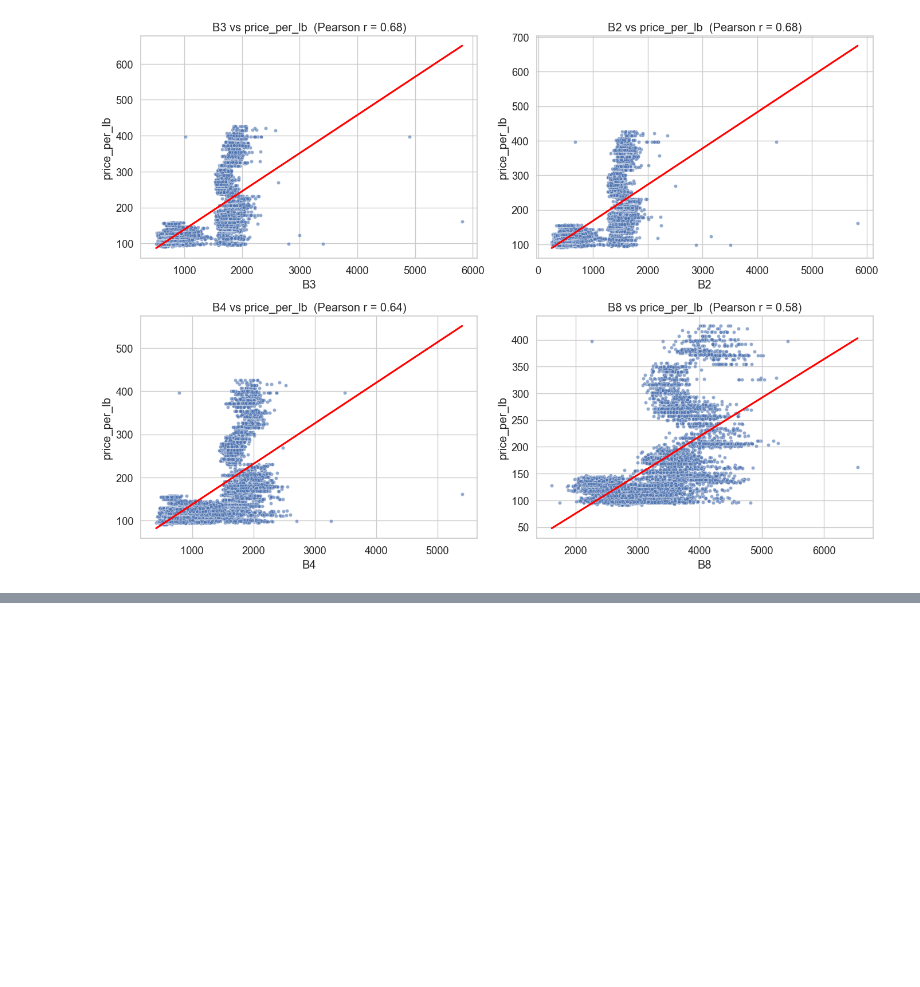
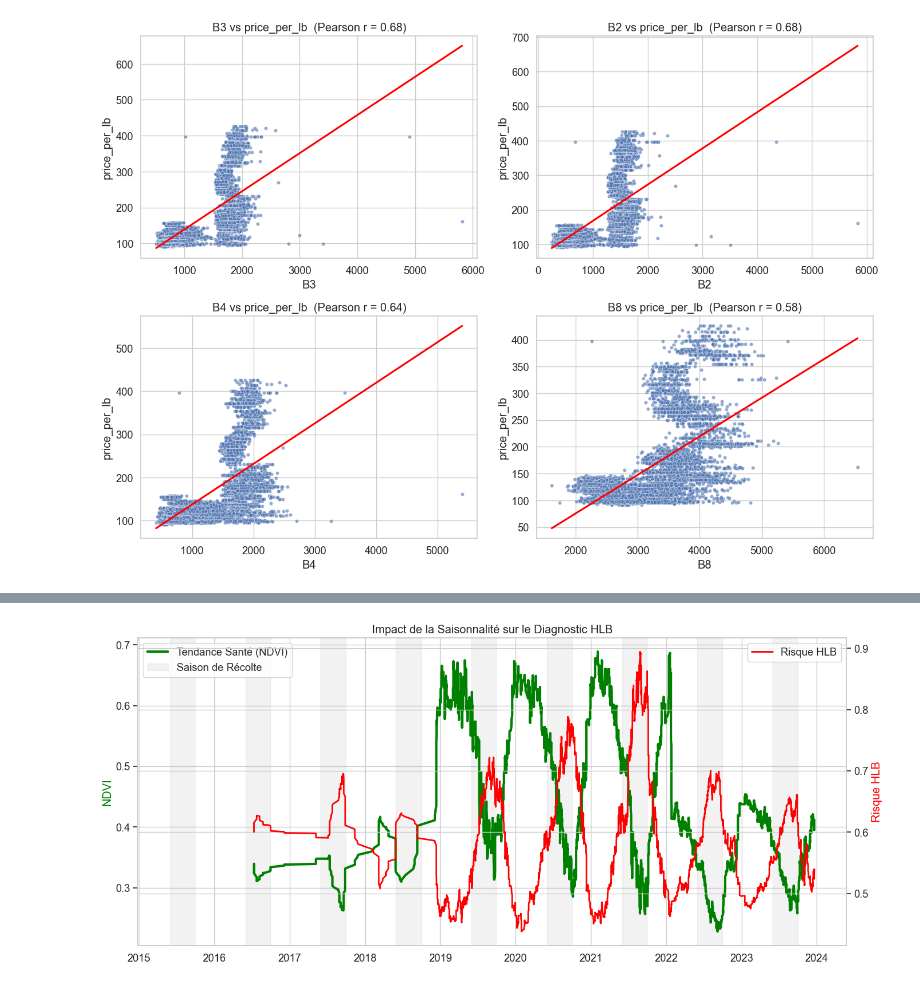
Before and after one commit to zomboky/PMI, a Jupyter notebook: sort_data.ipynb, the cells around one changed output, grey strips where cells are left out. Saved outputs shown, nothing was run; the diff lists cells and outputs as text; code cells hidden in the pictures; blank space fills up the shorter version.

Commit message:
Ajout de la recherche sur la maladei

```diff
--- a/sort_data.ipynb
+++ b/sort_data.ipynb
@@ -513,0 +590,31 @@ Peut-etre balancer des psylles stériles pour garder les pyslles sans qu'ils le
+# %%
+
+
+df_merged['month'] = df_merged['datetime'].dt.month
+df_merged['is_harvest'] = df_merged['month'].isin([6, 7, 8, 9])
+
+fig, ax1 = plt.subplots(figsize=(16, 7))
+
+# Courbe du NDVI
+ax1.plot(df_merged['datetime'], df_merged['NDVI_trend'], color='green', linewidth=3, label='Tendance Santé (NDVI)')
+ax1.set_ylabel('NDVI', color='green')
+
+# Ajouter les zones de récolte
+first_label = True
+for year in df_merged['datetime'].dt.year.unique():
+    start = pd.Timestamp(year=year, month=6, day=1)
+    end = pd.Timestamp(year=year, month=9, day=30)
+    ax1.axvspan(start, end, color='gray', alpha=0.1, label='Saison de Récolte' if first_label else "")
+    first_label = False
+
+# Ajouter le risque HLB pour comparaison
+ax2 = ax1.twinx()
+ax2.plot(df_merged['datetime'], df_merged['Risk_trend'], color='red', linewidth=2, label='Risque HLB')
+ax2.set_ylabel('Risque HLB', color='red')
+
+plt.title('Impact de la Saisonnalité sur le Diagnostic HLB')
+ax1.legend(loc='upper left')
+ax2.legend(loc='upper right')
+plt.show()
+# %% [output]
+[figure, added]
```
Also changed, not shown: parts of 4 cells of this notebook.
